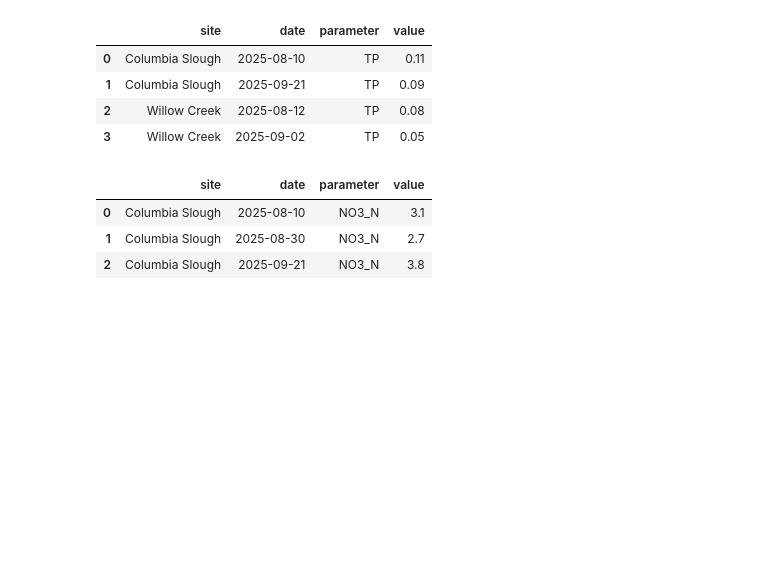
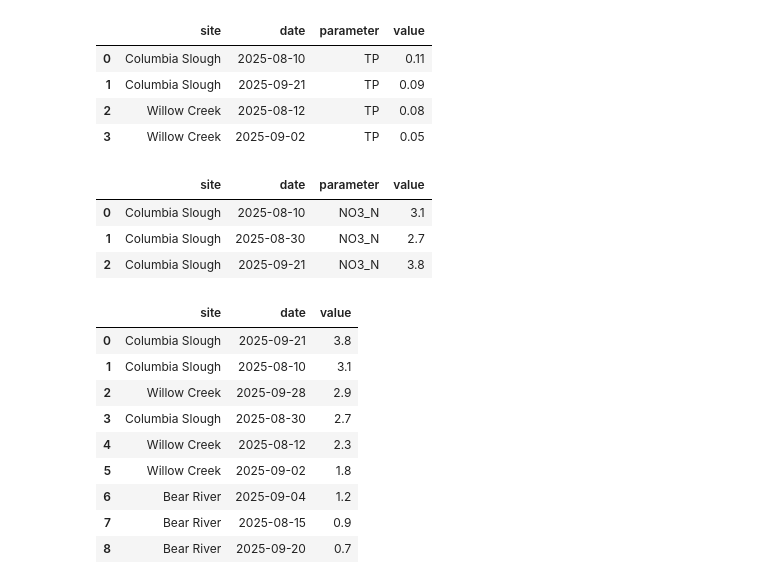
Before and after one commit to KyleLearnsCoding/env-data-analyst-oct, a Jupyter notebook: notebooks/Week2_Task1_SQL.ipynb, the cells around one changed output. Drawn from its saved outputs; the diff is of its cells as text; code cells hidden in the pictures; blank space fills up the shorter version.

```diff
--- a/notebooks/Week2_Task1_SQL.ipynb
+++ b/notebooks/Week2_Task1_SQL.ipynb
@@ -215,3 +222,23 @@ SELECT site, date, parameter, value
 | 0 | Columbia Slough | 2025-08-10 | NO3_N | 3.1 |
 | 1 | Columbia Slough | 2025-08-30 | NO3_N | 2.7 |
 | 2 | Columbia Slough | 2025-09-21 | NO3_N | 3.8 |
+# %%
+#ORDER BY ascending/descending + multi-column sort
+#1 Highest NO3_N first (DESC)
+run_sql("""
+SELECT site, date, value
+FROM water_quality
+WHERE parameter = 'NO3_N'
+ORDER BY value DESC;
+""")
+# %% [output]
+|  | site | date | value |
+| 0 | Columbia Slough | 2025-09-21 | 3.8 |
+| 1 | Columbia Slough | 2025-08-10 | 3.1 |
+| 2 | Willow Creek | 2025-09-28 | 2.9 |
+| 3 | Columbia Slough | 2025-08-30 | 2.7 |
+| 4 | Willow Creek | 2025-08-12 | 2.3 |
+| 5 | Willow Creek | 2025-09-02 | 1.8 |
+| 6 | Bear River | 2025-09-04 | 1.2 |
+| 7 | Bear River | 2025-08-15 | 0.9 |
+| 8 | Bear River | 2025-09-20 | 0.7 |
```
Also changed, not shown: parts of 7 cells of this notebook, 4 other files.
